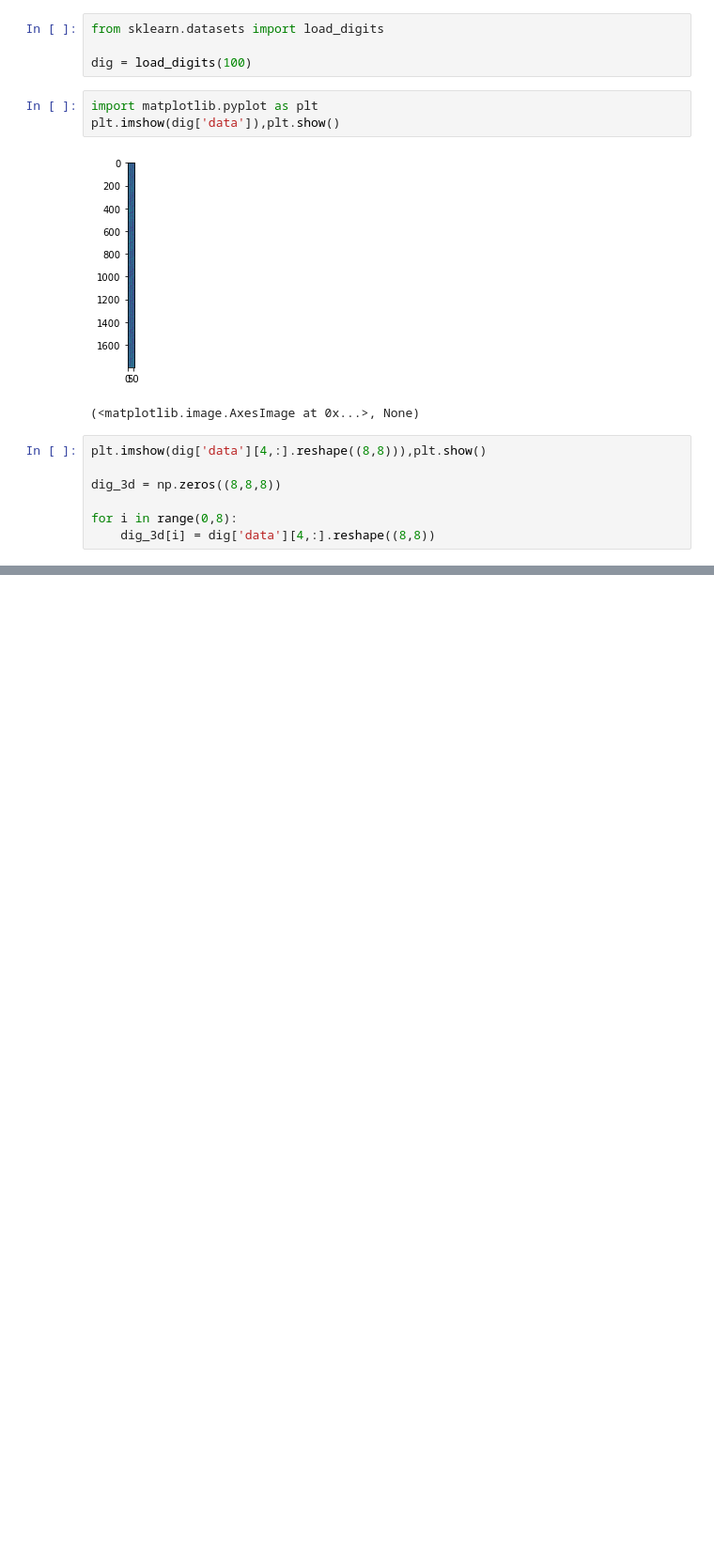
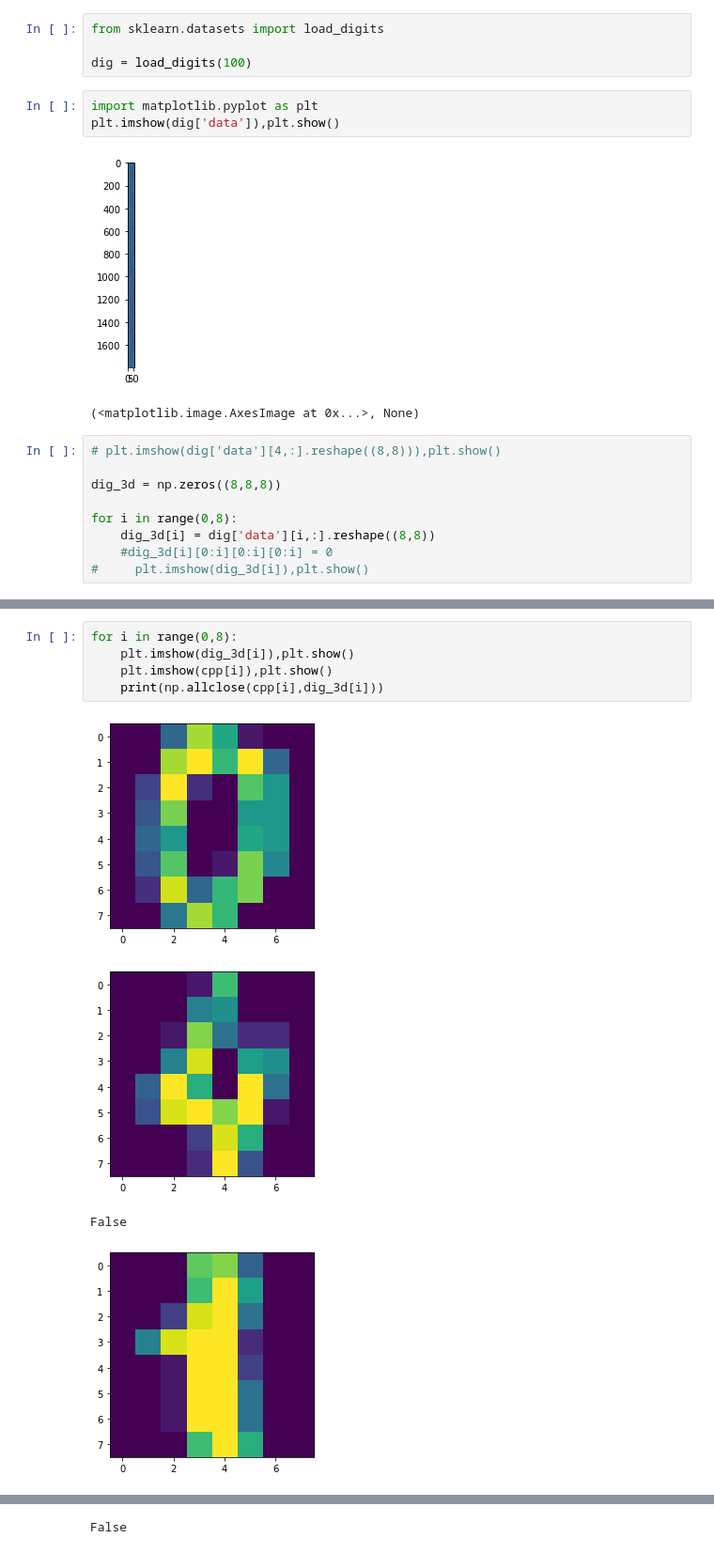
Before and after one commit to gtm2122/Parallel_Tricubic_Interpolation, a Jupyter notebook: gen_test.ipynb, the cells around one changed output, grey strips where cells are left out. Shown at 94% size. Cells and saved outputs as stored; diff of their text form; blank space fills up the shorter version.

```diff
--- a/gen_test.ipynb
+++ b/gen_test.ipynb
@@ -37,9 +12,11 @@ plt.imshow(dig['data']),plt.show()
 [figure]
 (<matplotlib.image.AxesImage at 0x...>, None)
 # %%
-plt.imshow(dig['data'][4,:].reshape((8,8))),plt.show()
+# plt.imshow(dig['data'][4,:].reshape((8,8))),plt.show()
 
 dig_3d = np.zeros((8,8,8))
 
 for i in range(0,8):
-    dig_3d[i] = dig['data'][4,:].reshape((8,8))
+    dig_3d[i] = dig['data'][i,:].reshape((8,8))
+    #dig_3d[i][0:i][0:i][0:i] = 0
+#     plt.imshow(dig_3d[i]),plt.show()
@@ -47,0 +32,10 @@ for i in range(0,8):
+# %%
+for i in range(0,8):
+    plt.imshow(dig_3d[i]),plt.show()
+    plt.imshow(cpp[i]),plt.show()
+    print(np.allclose(cpp[i],dig_3d[i]))
+# %% [output]
+[figure, added]
+[figure, added]
+False
+[figure, added]
@@ -47,0 +43 @@ for i in range(0,8):
+False
```
Also changed, not shown: parts of 10 cells of this notebook.
